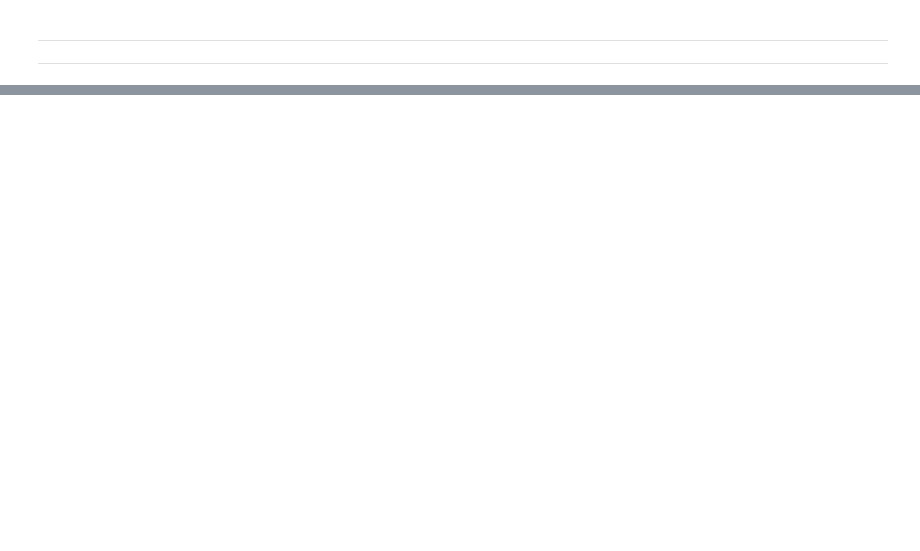
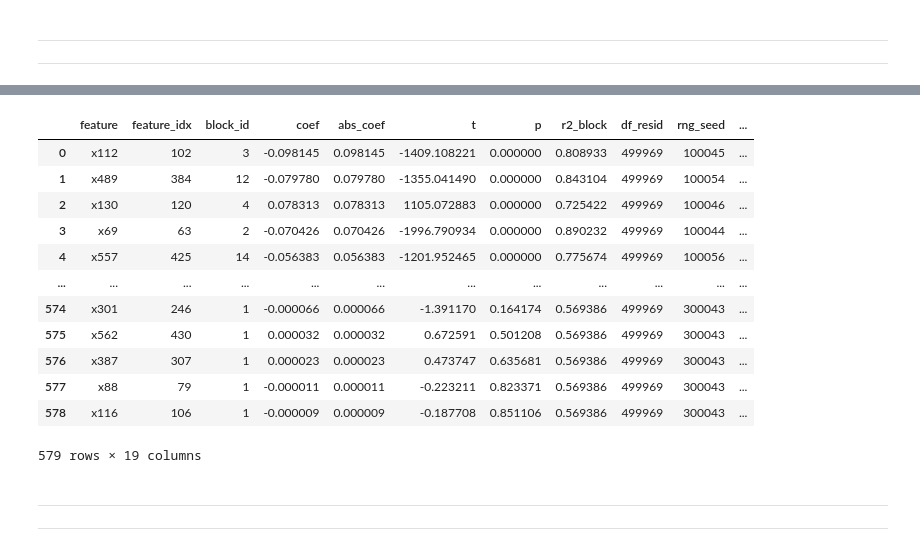
Before and after one commit to JackHuang0125/WHAT_I_DID, a Jupyter notebook: 0 Meeting/0_PAPER_1150128.ipynb, the cells around one changed output, grey strips where cells are left out. Drawn from its saved outputs; the diff is of its cells as text; code cells hidden in the pictures; blank space fills up the shorter version.

```diff
--- a/0 Meeting/0_PAPER_1150128.ipynb
+++ b/0 Meeting/0_PAPER_1150128.ipynb
@@ -1244,0 +1677,19 @@ PCA極端值有:[8, 10, 14, 15, 23, 24, 25, 33, 36, 44, 46, 47, 51, 54, 57, 58,
+# %%
+df_all_p[df_all_p['cluster']==0]
+# %% [output]
+|  | feature | feature_idx | block_id | coef | abs_coef | t | p | r2_block | df_resid | rng_seed | ... |
+| 0 | x112 | 102 | 3 | -0.098145 | 0.098145 | -1409.108221 | 0.000000 | 0.808933 | 499969 | 100045 | ... |
+| 1 | x489 | 384 | 12 | -0.079780 | 0.079780 | -1355.041490 | 0.000000 | 0.843104 | 499969 | 100054 | ... |
+| 2 | x130 | 120 | 4 | 0.078313 | 0.078313 | 1105.072883 | 0.000000 | 0.725422 | 499969 | 100046 | ... |
+| 3 | x69 | 63 | 2 | -0.070426 | 0.070426 | -1996.790934 | 0.000000 | 0.890232 | 499969 | 100044 | ... |
+| 4 | x557 | 425 | 14 | -0.056383 | 0.056383 | -1201.952465 | 0.000000 | 0.775674 | 499969 | 100056 | ... |
+| ... | ... | ... | ... | ... | ... | ... | ... | ... | ... | ... | ... |
+| 574 | x301 | 246 | 1 | -0.000066 | 0.000066 | -1.391170 | 0.164174 | 0.569386 | 499969 | 300043 | ... |
+| 575 | x562 | 430 | 1 | 0.000032 | 0.000032 | 0.672591 | 0.501208 | 0.569386 | 499969 | 300043 | ... |
+| 576 | x387 | 307 | 1 | 0.000023 | 0.000023 | 0.473747 | 0.635681 | 0.569386 | 499969 | 300043 | ... |
+| 577 | x88 | 79 | 1 | -0.000011 | 0.000011 | -0.223211 | 0.823371 | 0.569386 | 499969 | 300043 | ... |
+| 578 | x116 | 106 | 1 | -0.000009 | 0.000009 | -0.187708 | 0.851106 | 0.569386 | 499969 | 300043 | ... |
+579 rows × 19 columns
+# %% [markdown]
+---
+---
```
Also changed, not shown: parts of 18 cells of this notebook, 2 other files.
